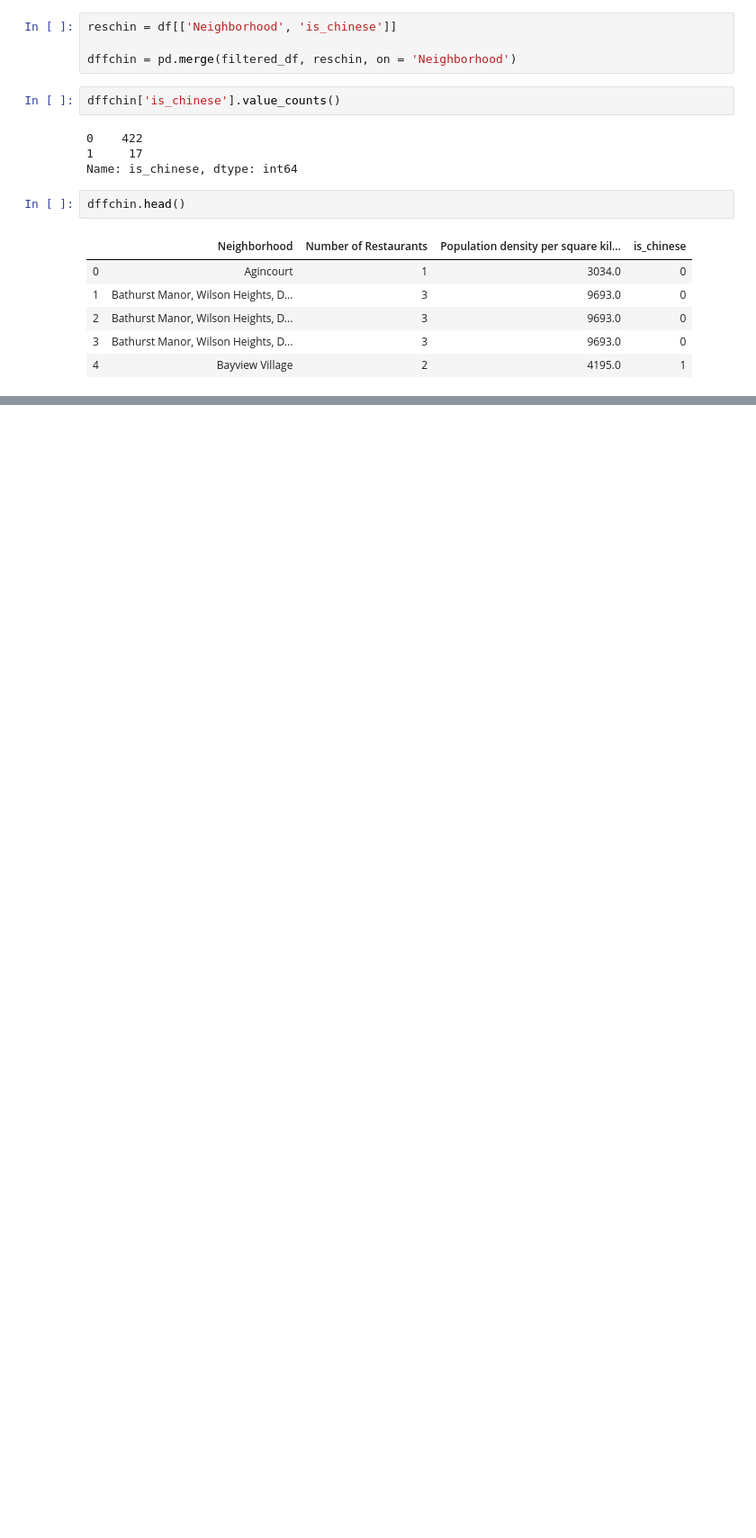
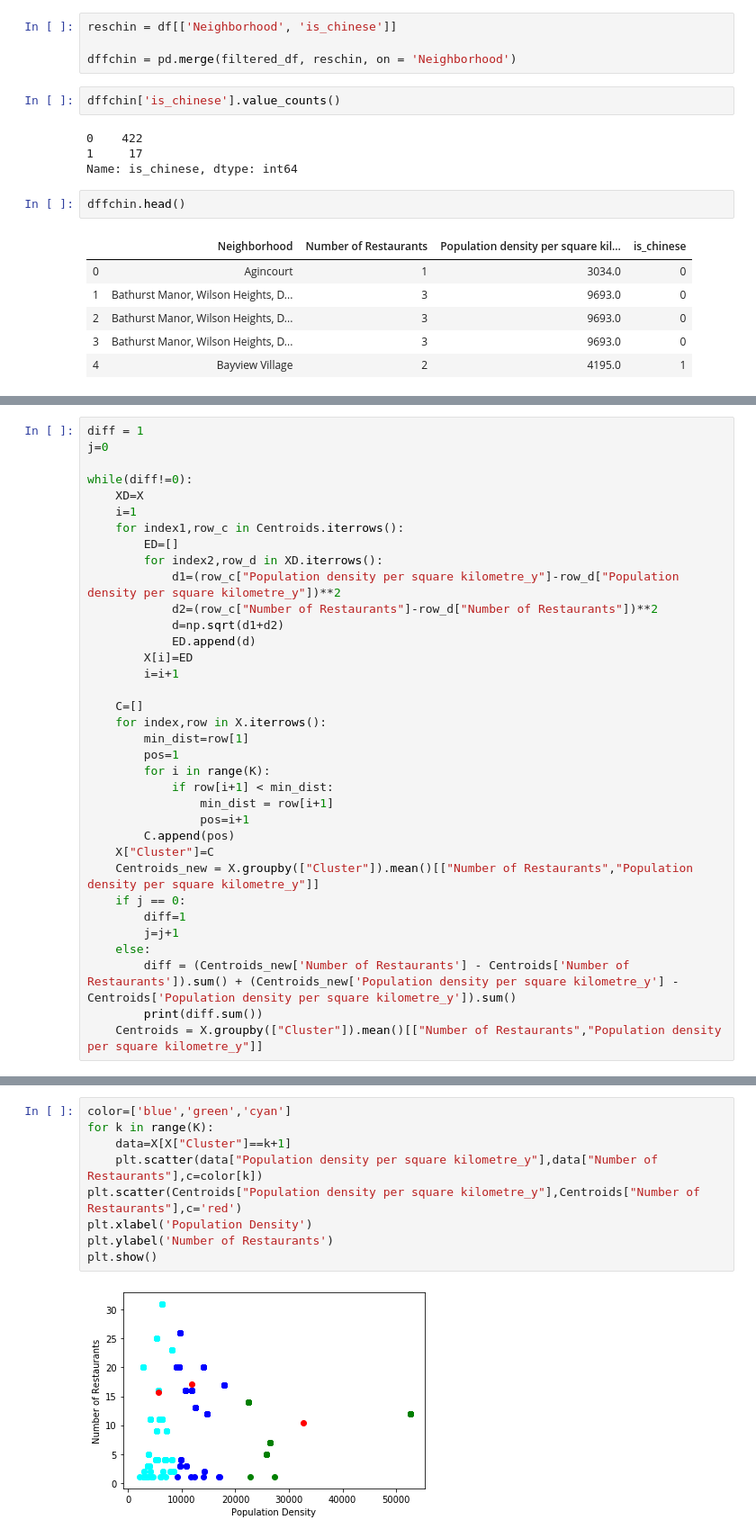
Before and after one commit to Roland-coder/Coursera_Capstone, a Jupyter notebook: Neba Roland Capstone.ipynb, the cells around one changed output, grey strips where cells are left out. Shown at 90% size. Saved outputs shown, nothing was run; the diff lists cells and outputs as text; blank space fills up the shorter version.

Commit message:
clustered data

```diff
--- a/Neba Roland Capstone.ipynb
+++ b/Neba Roland Capstone.ipynb
@@ -475,0 +502,35 @@ dffchin.head()
+# %%
+diff = 1
+j=0
+
+while(diff!=0):
+    XD=X
+    i=1
+    for index1,row_c in Centroids.iterrows():
+        ED=[]
+        for index2,row_d in XD.iterrows():
+            d1=(row_c["Population density per square kilometre_y"]-row_d["Population density per square kilometre_y"])**2
+            d2=(row_c["Number of Restaurants"]-row_d["Number of Restaurants"])**2
+            d=np.sqrt(d1+d2)
+            ED.append(d)
+        X[i]=ED
+        i=i+1
+
+    C=[]
+    for index,row in X.iterrows():
+        min_dist=row[1]
+        pos=1
+        for i in range(K):
+            if row[i+1] < min_dist:
+                min_dist = row[i+1]
+                pos=i+1
+        C.append(pos)
+    X["Cluster"]=C
+    Centroids_new = X.groupby(["Cluster"]).mean()[["Number of Restaurants","Population density per square kilometre_y"]]
+    if j == 0:
+        diff=1
+        j=j+1
+    else:
+        diff = (Centroids_new['Number of Restaurants'] - Centroids['Number of Restaurants']).sum() + (Centroids_new['Population density per square kilometre_y'] - Centroids['Population density per square kilometre_y']).sum()
+        print(diff.sum())
+    Centroids = X.groupby(["Cluster"]).mean()[["Number of Restaurants","Population density per square kilometre_y"]]
@@ -475,0 +549,11 @@ dffchin.head()
+# %%
+color=['blue','green','cyan']
+for k in range(K):
+    data=X[X["Cluster"]==k+1]
+    plt.scatter(data["Population density per square kilometre_y"],data["Number of Restaurants"],c=color[k])
+plt.scatter(Centroids["Population density per square kilometre_y"],Centroids["Number of Restaurants"],c='red')
+plt.xlabel('Population Density')
+plt.ylabel('Number of Restaurants')
+plt.show()
+# %% [output]
+[figure, added]
```
Also changed, not shown: parts of 20 cells of this notebook.
